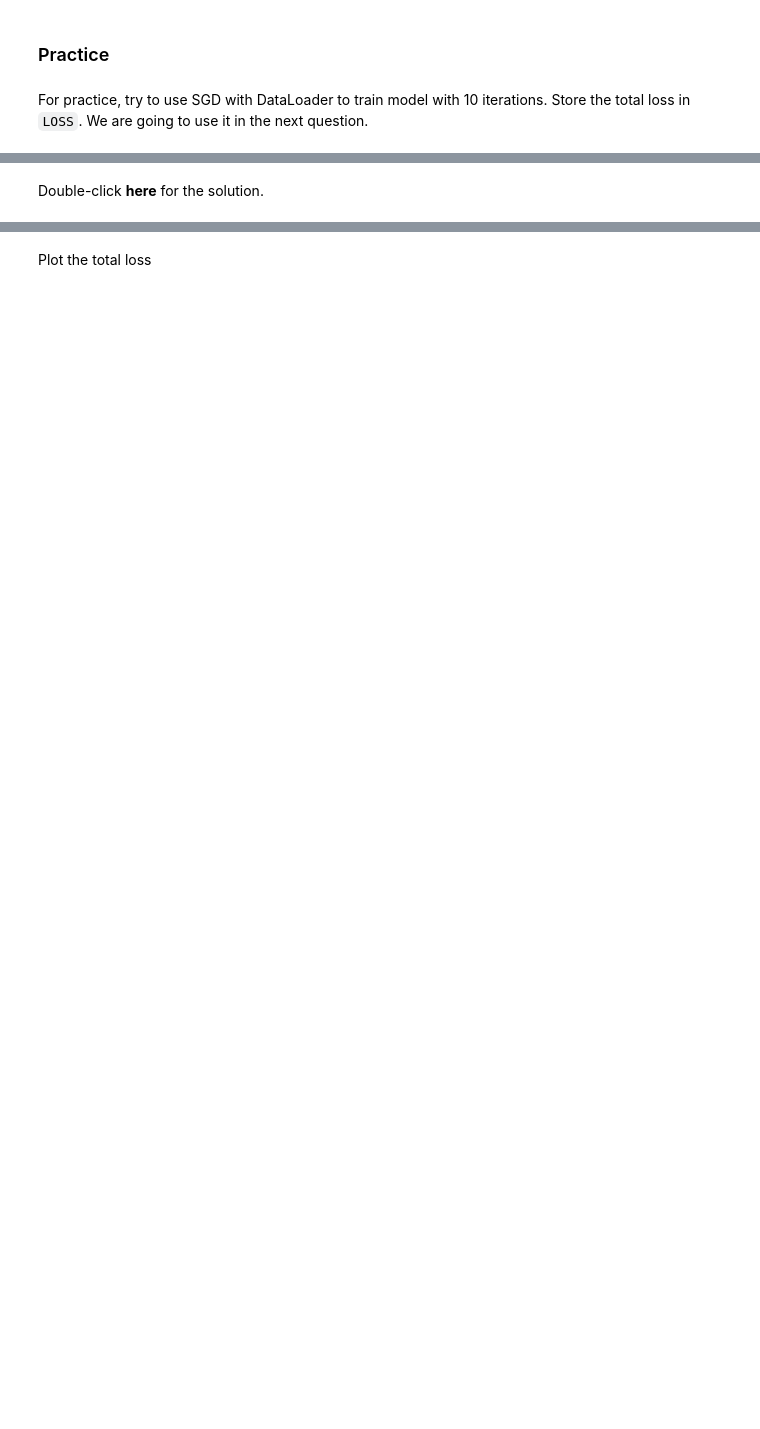
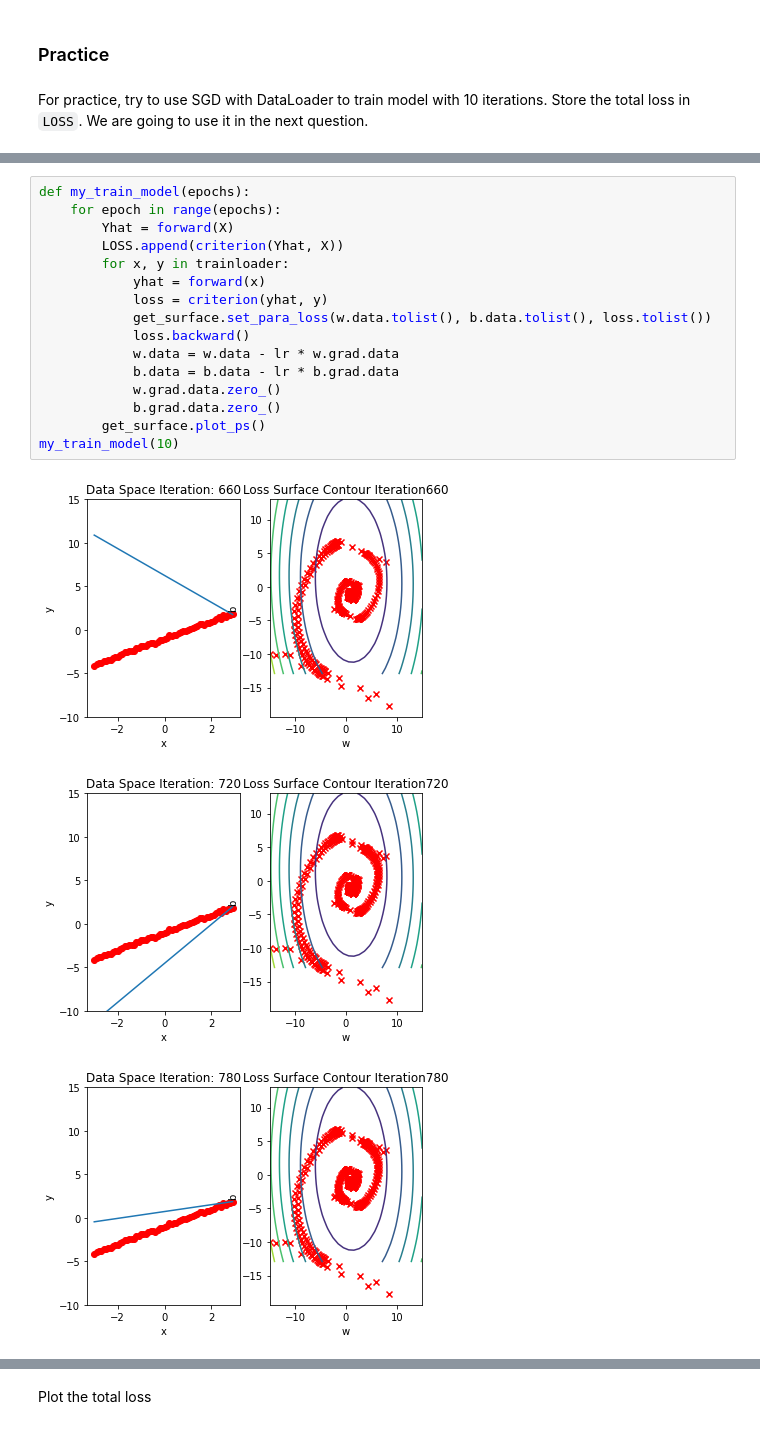
Before and after one commit to zendegani/Deep-Learning, a Jupyter notebook: PyTorch_4_Deep_Neural_Networks/3.1_Lab_Linear_Regression_1D_PredictionStochastic_Gradient_Descent_and_the_Data_Loader.ipynb, the cells around one changed output, grey strips where cells are left out. Drawn from its saved outputs; the diff is of its cells as text; blank space fills up the shorter version.

Commit message:
Add my_train_model

```diff
--- a/PyTorch_4_Deep_Neural_Networks/3.1_Lab_Linear_Regression_1D_PredictionStochastic_Gradient_Descent_and_the_Data_Loader.ipynb
+++ b/PyTorch_4_Deep_Neural_Networks/3.1_Lab_Linear_Regression_1D_PredictionStochastic_Gradient_Descent_and_the_Data_Loader.ipynb
@@ -460,23 +478,23 @@ For practice, try to use SGD with DataLoader to train model with 10 iterations.
 LOSS = []
 w = torch.tensor(-12.0, requires_grad = True)
 b = torch.tensor(-10.0, requires_grad = True)
-# %% [markdown]
-Double-click <b>here</b> for the solution.
-
-<!--
-def my_train_model(epochs):
-    for epoch in range(epochs):
-        Yhat = forward(X)
-        LOSS.append(criterion(Yhat, X))
-        for x, y in trainloader:
-            yhat = forward(x)
-            loss = criterion(yhat, y)
-            get_surface.set_para_loss(w.data.tolist(), b.data.tolist(), loss.tolist())
-            loss.backward()
-            w.data = w.data - lr * w.grad.data
-            b.data = b.data - lr * b.grad.data
-            w.grad.data.zero_()
-            b.grad.data.zero_()
-        get_surface.plot_ps()
-my_train_model(10)
--->
+# %%
+def my_train_model(epochs):
+    for epoch in range(epochs):
+        Yhat = forward(X)
+        LOSS.append(criterion(Yhat, X))
+        for x, y in trainloader:
+            yhat = forward(x)
+            loss = criterion(yhat, y)
+            get_surface.set_para_loss(w.data.tolist(), b.data.tolist(), loss.tolist())
+            loss.backward()
+            w.data = w.data - lr * w.grad.data
+            b.data = b.data - lr * b.grad.data
+            w.grad.data.zero_()
+            b.grad.data.zero_()
+        get_surface.plot_ps()
+my_train_model(10)
+# %% [output]
+[figure, added]
+[figure, added]
+[figure, added]
```
Also changed, not shown: parts of 17 cells of this notebook.
